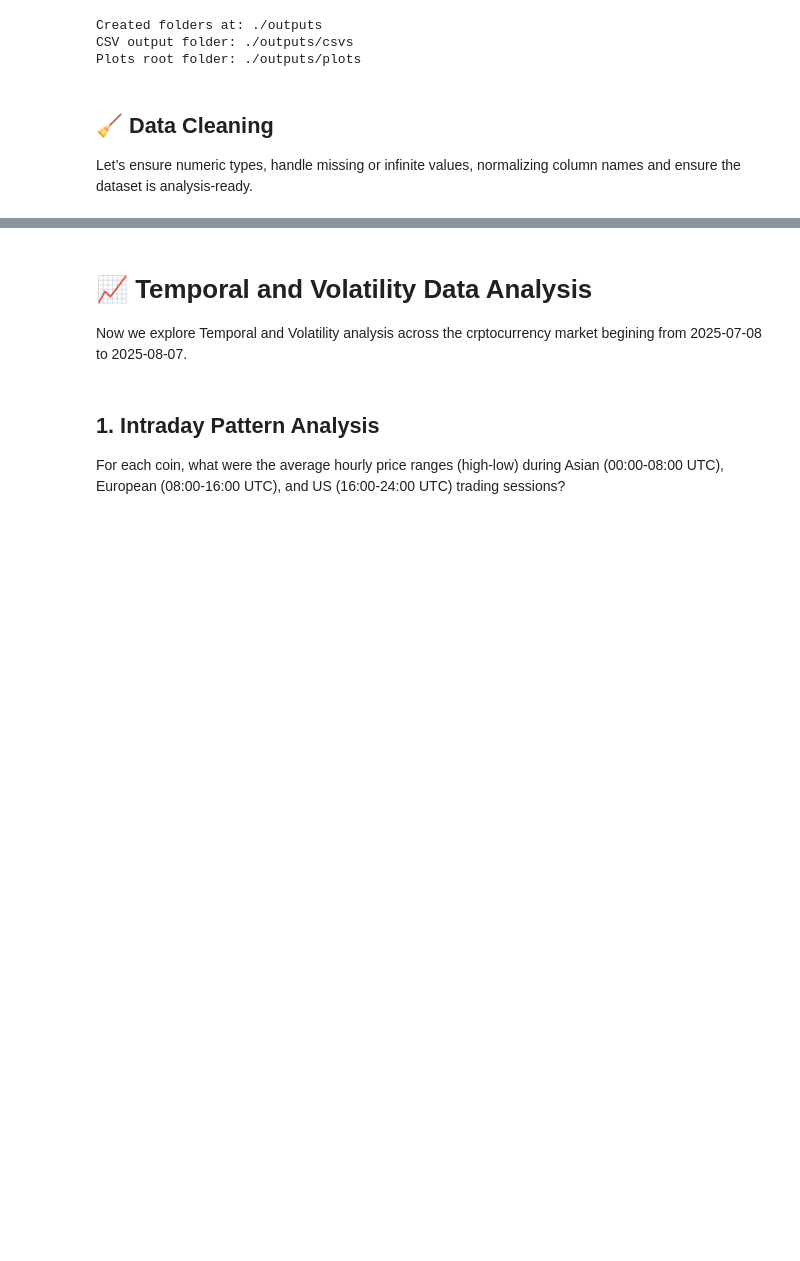
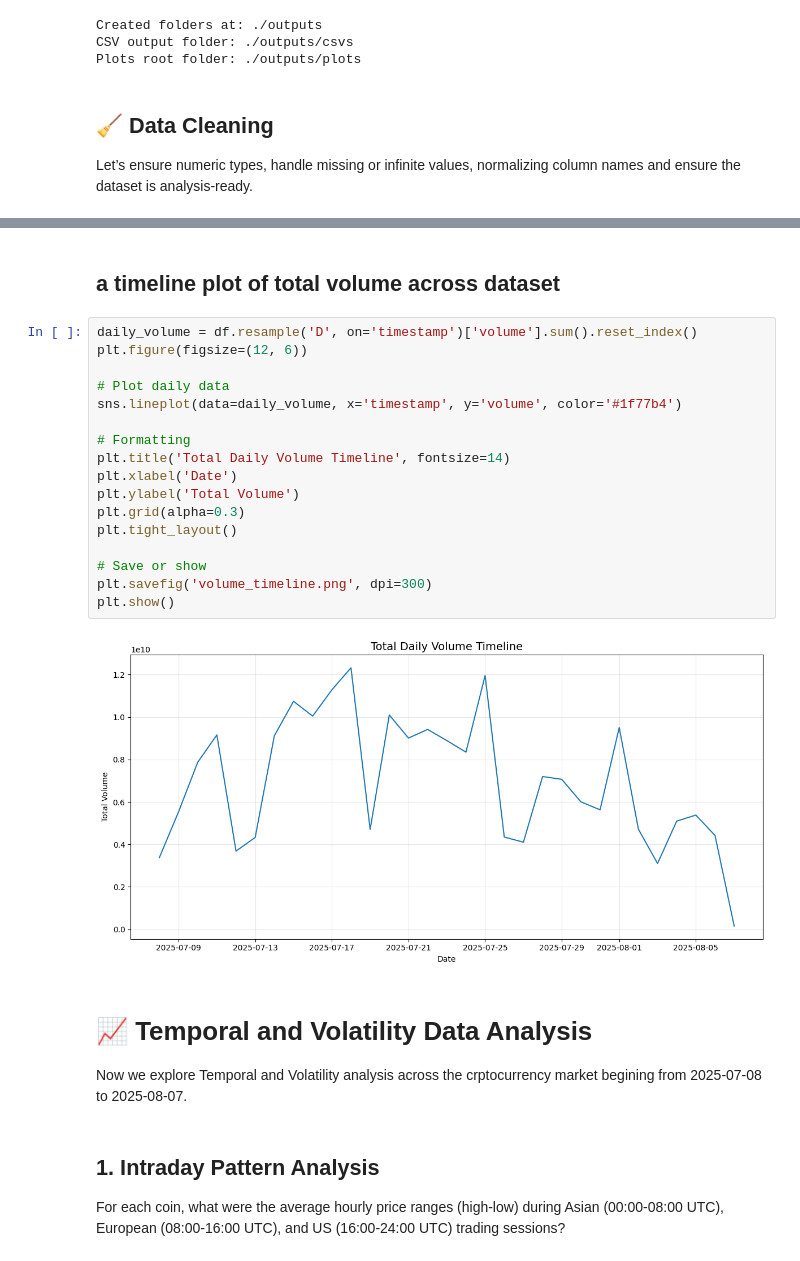
Before and after one commit to Humpnduati/Cryptocurrency_Market_Analysis, a Jupyter notebook: crypto_price_storytelling.ipynb, the cells around one changed output, grey strips where cells are left out. Drawn from its saved outputs; the diff is of its cells as text; blank space fills up the shorter version.

```diff
--- a/crypto_price_storytelling.ipynb
+++ b/crypto_price_storytelling.ipynb
@@ -217,3 +244,24 @@ Mapped price to close column
+# %% [markdown]
+##  a timeline plot of total volume across dataset
+# %%
+daily_volume = df.resample('D', on='timestamp')['volume'].sum().reset_index()
+plt.figure(figsize=(12, 6))
+
+# Plot daily data
+sns.lineplot(data=daily_volume, x='timestamp', y='volume', color='#1f77b4')
+
+# Formatting
+plt.title('Total Daily Volume Timeline', fontsize=14)
+plt.xlabel('Date')
+plt.ylabel('Total Volume')
+plt.grid(alpha=0.3)
+plt.tight_layout()
+
+# Save or show
+plt.savefig('volume_timeline.png', dpi=300)
+plt.show()
+# %% [output]
+[figure, added]
 # %% [markdown]
 
 # 📈 Temporal and Volatility Data Analysis
```
Also changed, not shown: parts of 4 cells of this notebook, 8 other files.
